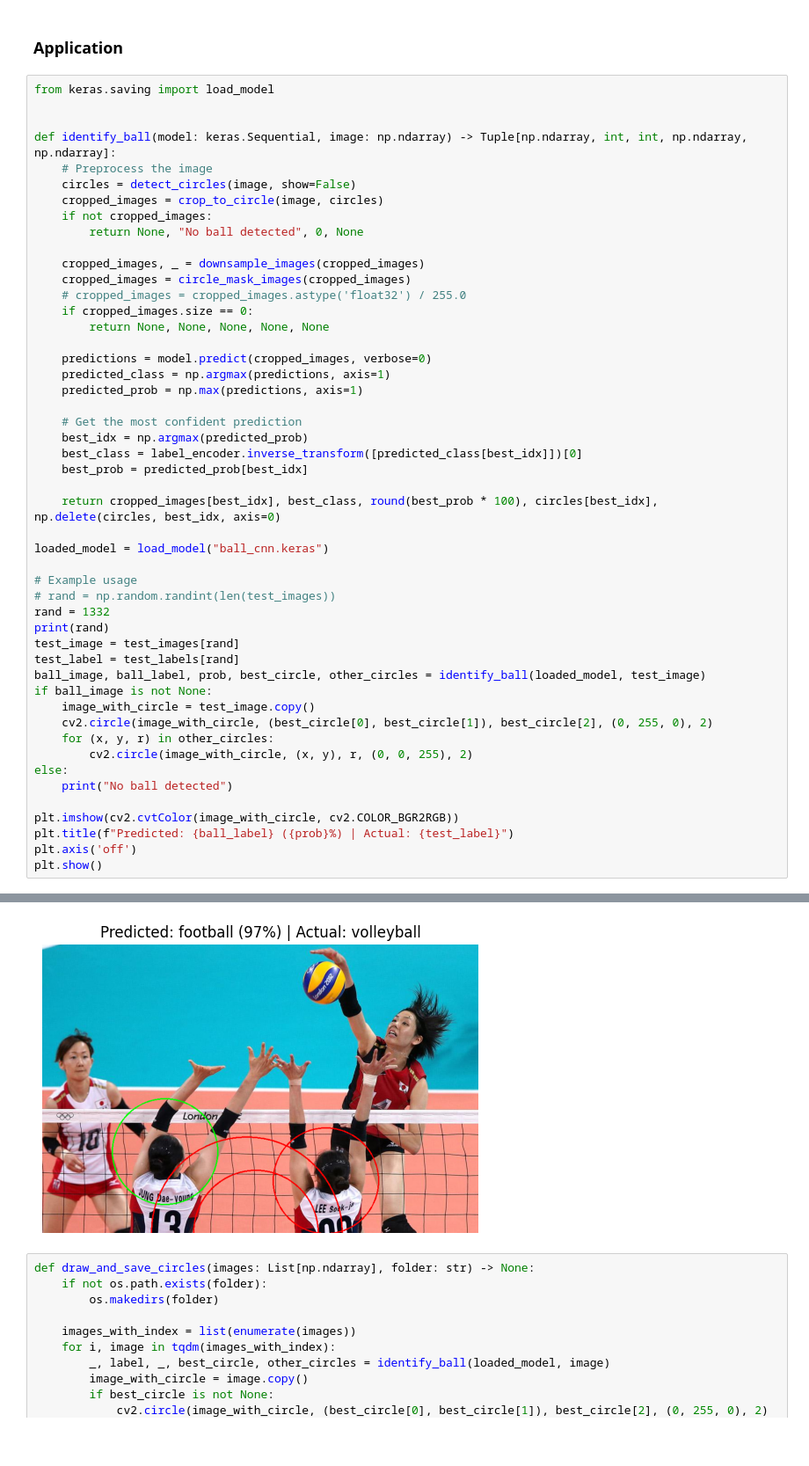
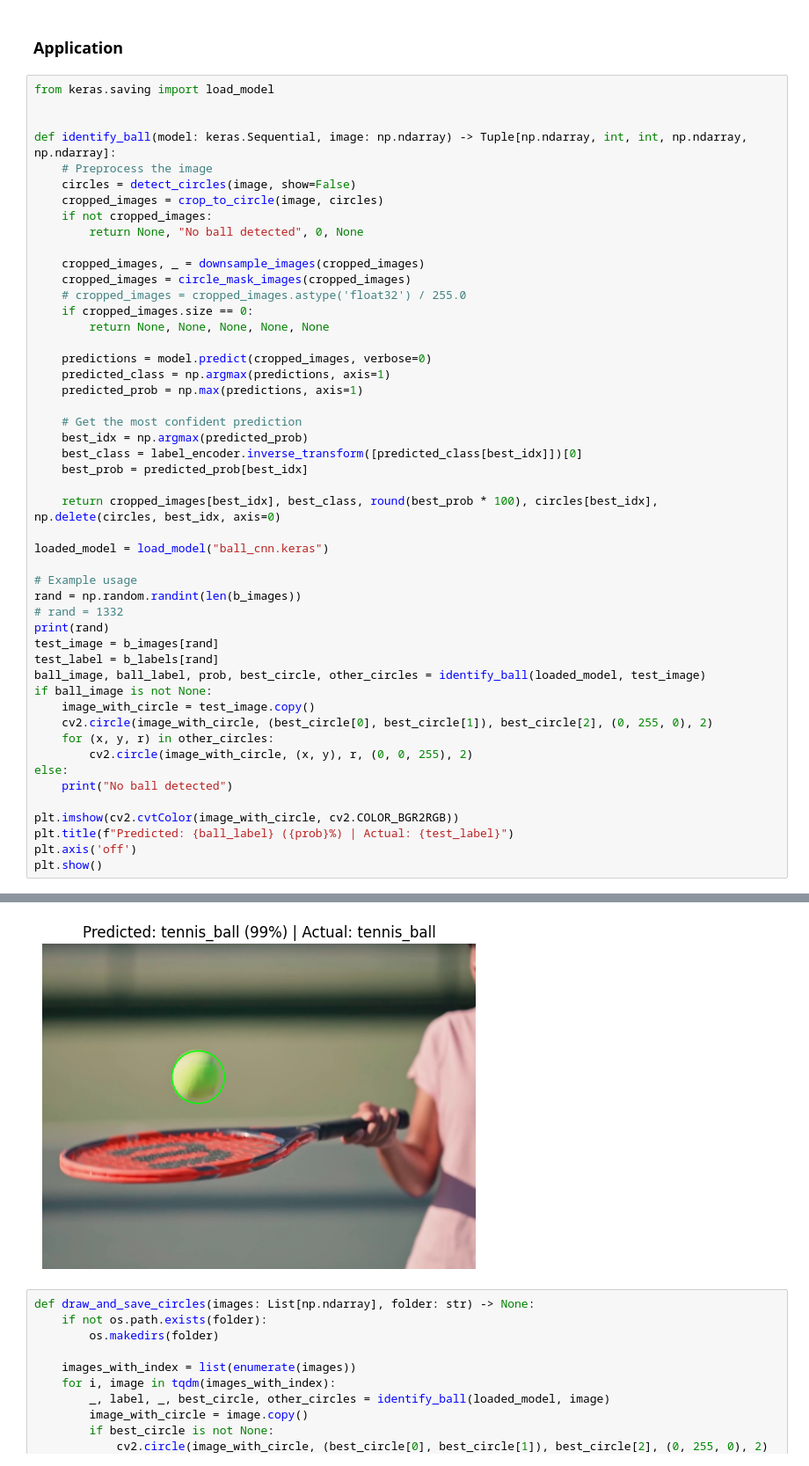
Before and after one commit to taylorj8/final_project, a Jupyter notebook: FinalProject.ipynb, the cells around one changed output, grey strips where cells are left out. Shown at 88% size. Saved outputs shown, nothing was run; the diff lists cells and outputs as text; blank space fills up the shorter version.

```diff
--- a/FinalProject.ipynb
+++ b/FinalProject.ipynb
@@ -464,11 +464,11 @@ def identify_ball(model: keras.Sequential, image: np.ndarray) -> Tuple[np.ndarra
 loaded_model = load_model("ball_cnn.keras")
 
 # Example usage
-# rand = np.random.randint(len(test_images))
-rand = 1332
+rand = np.random.randint(len(b_images))
+# rand = 1332
 print(rand)
-test_image = test_images[rand]
-test_label = test_labels[rand]
+test_image = b_images[rand]
+test_label = b_labels[rand]
 ball_image, ball_label, prob, best_circle, other_circles = identify_ball(loaded_model, test_image)
 if ball_image is not None:
     image_with_circle = test_image.copy()
@@ -487,4 +487,4 @@ plt.show()
-[figure, old version]
+[figure, new version]
 # %%
 def draw_and_save_circles(images: List[np.ndarray], folder: str) -> None:
     if not os.path.exists(folder):
```
Also changed, not shown: parts of 6 cells of this notebook, 1 other file.
